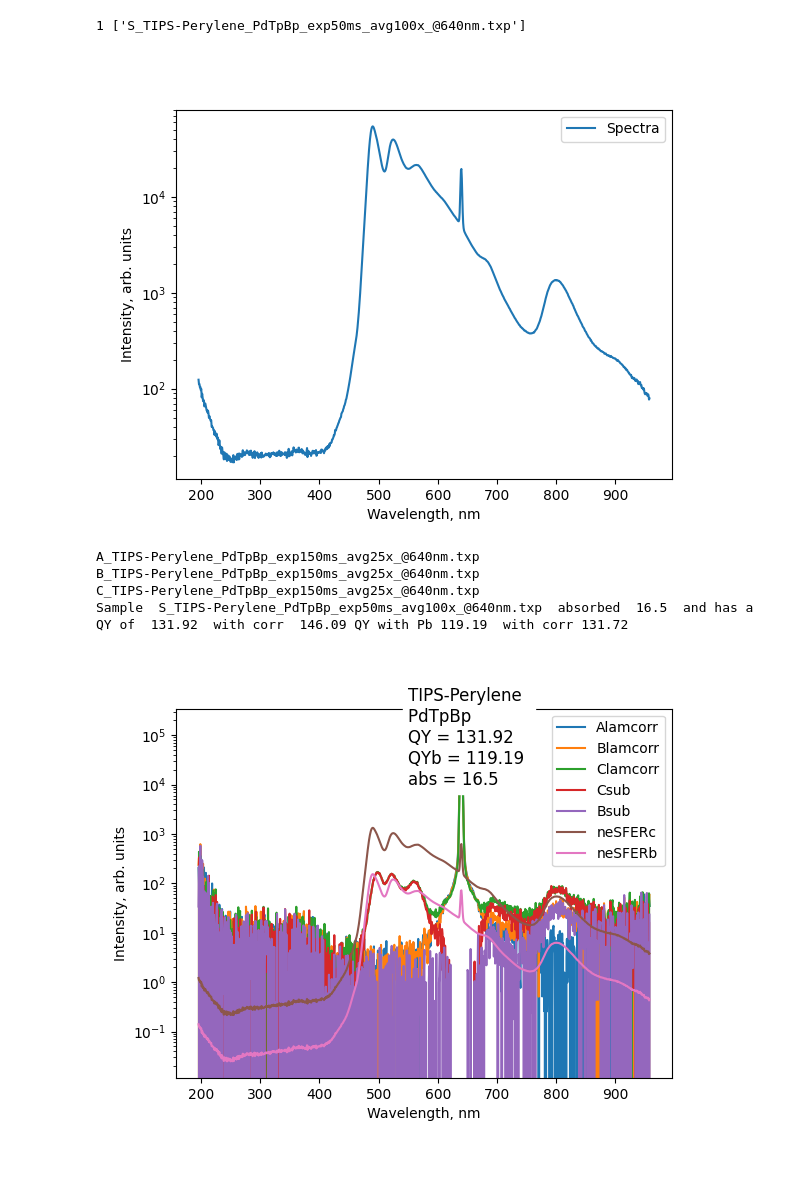
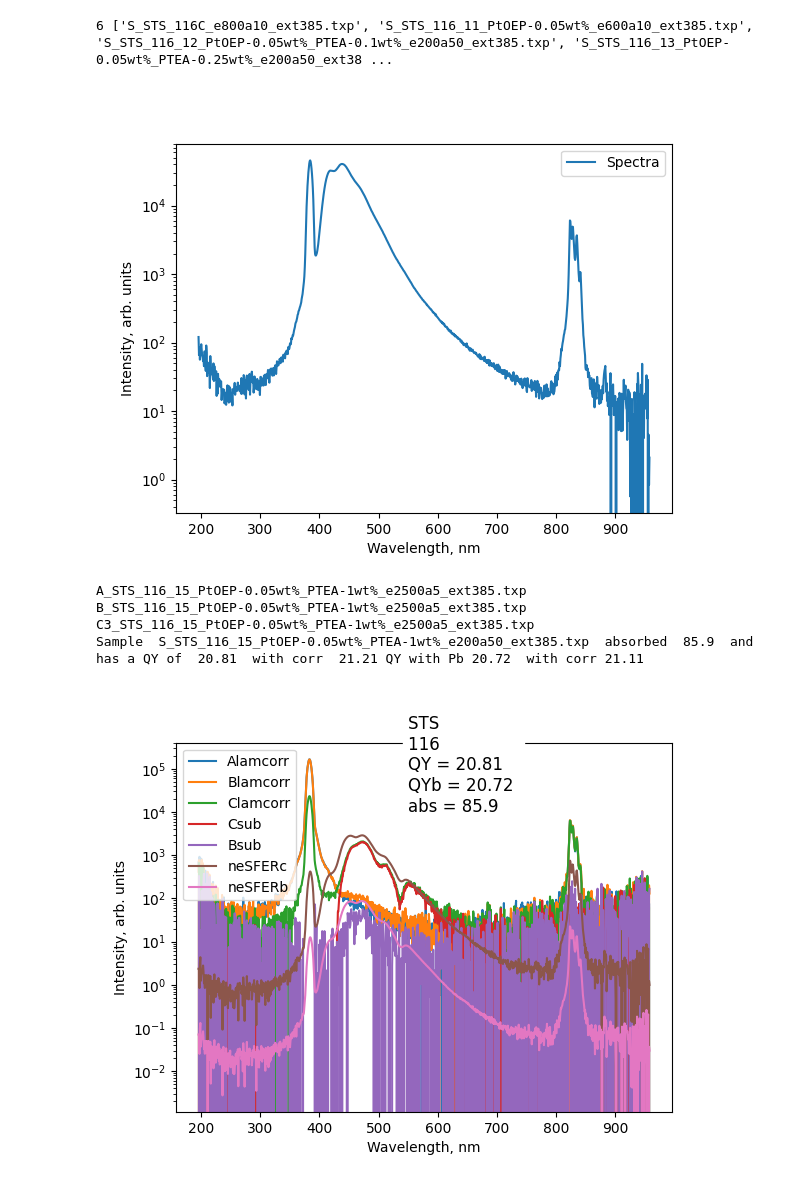
Before and after one commit to Ironslice/FTMC-Scripts, a Jupyter notebook: QY calc.ipynb, the cells around one changed output. Saved outputs shown, nothing was run; the diff lists cells and outputs as text; code cells hidden in the pictures.

```diff
--- a/QY calc.ipynb
+++ b/QY calc.ipynb
@@ -15,23 +15,23 @@ import scipy.integrate as integrate
 # %matplotlib inline
 %matplotlib widget
 
-def displayall ( file_extension):
-    root = Tk()
+def displayall ():
+    root = tk.Tk()
     root.wm_attributes('-topmost', True)
     path = filedialog.askdirectory()
     root.withdraw()
     return path
 # %%
-spherecorr = pd.read_csv('C:\\Users\\Manvydas\\Desktop\\Qy_Calculator\\corrections\\Z_Edinburg2019Stepono.dat', delimiter='\t', index_col=None, header=0)
+spherecorr = pd.read_csv('C:\\Users\\Manvydas\\Desktop\\Qy_Calculator\\corrections\\Z_Green2019.dat', delimiter='\t', index_col=None, header=0)
 spherecorr.columns = ['WL', 'corr']
-path = displayall('txp')
+path = displayall()
 used = set()
 df = pd.DataFrame()
 names = os.listdir(path)
-namesspectra = [x for x in names if 'S_' in x]
+namesspectra = [x for x in names if 'S_STS' in x and '.txp' in x]
 print(len(namesspectra), namesspectra)
 # %% [output]
-1 ['S_TIPS-Perylene_PdTpBp_exp50ms_avg100x_@640nm.txp']
+6 ['S_STS_116C_e800a10_ext385.txp', 'S_STS_116_11_PtOEP-0.05wt%_e600a10_ext385.txp', 'S_STS_116_12_PtOEP-0.05wt%_PTEA-0.1wt%_e200a50_ext385.txp', 'S_STS_116_13_PtOEP-0.05wt%_PTEA-0.25wt%_e200a50_ext38 ...
 # %%
 f = 0
 plt.close()
@@ -45,19 +45,19 @@ plt.yscale('log')
 plt.legend()
 plt.show()
 # %% [output]
-[figure, old version]
+[figure, new version]
 # %%
 # This cell proccesses data and calculates QY
 filter = ''
-f = 0
-measurement = 'Ch'
+f = 5
+measurement = 'C3'
 comment = '' + measurement
-integrate_from_spectra = 428 #350
+integrate_from_spectra = 392 #350
 integrate_to_spectra = 700 #520
-integrate_from_laser = 625 #525
-integrate_to_laser = 648 #540
+integrate_from_laser = 380 #525
+integrate_to_laser = 392 #540
 
-coff = 0.01
+coff = 0.028
 coff2 = 1
 
 abscorr = 1.6
@@ -69,8 +69,7 @@ if filter:
     df['corr'] = filtercorr['corr'] / spherecorr['corr']
 else:
     df['corr'] = 1 / spherecorr['corr']
-namecrop = "B_" + namesspectra[f].split('_')[1]# + "_" + namesspectra[f].split('_')[2]
-# print(namecrop)
+namecrop = "B_" + namesspectra[f].split('_')[1] + "_" + namesspectra[f].split('_')[2] + "_" + namesspectra[f].split('_')[3] + "_" + namesspectra[f].split('_')[4]
 namessph = [x for x in names if namecrop in x]
 namessph = namessph[0]
 
@@ -84,7 +83,7 @@ df['A'] = pd.read_csv(path + '\\' +
 df['B'] = pd.read_csv(path + '\\' + namessph,
                       usecols=['0.000000'], sep='\t')
 # df['C'] = pd.read_csv(path + '\\' + namessph.replace('B_', 'C_'), usecols = ['0.000000'], sep='\t')
-df['C'] = pd.read_csv(path + '\\' + namessph.replace('B_', 'C_').replace('C_TIPS', str(measurement) + '_TIPS'), usecols=['0.000000'], sep='\t')
+df['C'] = pd.read_csv(path + '\\' + namessph.replace('B_', measurement+'_'), usecols=['0.000000'], sep='\t')
 # df['corr'] = df['corr'].fillna(1E-4)
 df['Alamcorr'] = df['A'] * df['WL'] / df['corr'] / 200
 df['Blamcorr'] = df['B'] * df['WL'] / df['corr'] / 200
@@ -100,9 +99,13 @@ dfS = dfS[dfS['WL'] > integrate_from_spectra]
 c = max(dfS['Csub']) / max(dfS['Bsub'])
 df['neSFERb'] = (df['S'] * df['WL'] * coff / 200) / c * coff2
 dfS = df.copy()
+dfS = dfS[dfS['WL'] < integrate_to_spectra]
+dfS = dfS[dfS['WL'] > integrate_from_spectra]
 Pc = float(np.trapz(dfS['neSFERc'], x=dfS['WL']))
 Pb = float(np.trapz(dfS['neSFERb'], x=dfS['WL']))
 
+Pcasis = float(np.trapz(dfS['Csub'], x=dfS['WL']))
+Pbasis = float(np.trapz(dfS['Bsub'], x=dfS['WL']))
 
 plt.close()
 plt.yscale('log')
@@ -131,46 +134,45 @@ qy4 = round(100*((Pc-(1-(abs-abscorr/100))*Pb)/(La*(abs-abscorr/100))), 2)
 
 print(namessph.replace('B_', 'A_'))
 print(namessph)
-print(namessph.replace('B_', 'C_').replace(
-    '_tecoflex', str(measurement) + '_tecoflex'))
+print(namessph.replace('B_', measurement+'_'))
 
 print('Sample ', namesspectra[f], ' absorbed ', round(
     abs*100, 2), ' and has a QY of ', qy, ' with corr ', qy2, 'QY with Pb', qy3, ' with corr', qy4)
 message = '%s \n%s \nQY = %s \nQYb = %s \nabs = %s'%(namesspectra[f].split('_')[1], namesspectra[f].split('_')[2].replace('.txp',''), qy, qy3, abs*100)
 plt.xlabel('Wavelength, nm'); plt.ylabel('Intensity, arb. units')
 plt.text(550, 1E4, message, fontsize = 12, backgroundcolor = 'w')
 plt.legend()
 plt.show()
 
 
 # THIS SECTION WRITES USER PARAMETERS FILE
 now = datetime.datetime.now()
 now = now.strftime("%Y/%m/%d %H:%M:%S")
 headerList = ['Time', 'Sample', 'comment', 'La', 'Lb', 'Lc', 'Pc', 'Pb', 'abs', 'abscorr', 'qy',
               'qy2', 'qy3', 'qy4', 'P integrate from', 'P integrate to', 'L integrate from', 'Pc integrate to']
 parameters_list = [now, namesspectra[f], comment, La, Lb, Lc, Pc, Pb, round(
     abs*100, 2), abscorr, qy, qy2, qy3, qy4, integrate_from_spectra, integrate_to_spectra, integrate_from_laser, integrate_to_laser]
 csvname = os.path.join(path + "\\" + 'QY.csv')
 if not os.path.exists(csvname):
     with open(csvname, 'a', newline='') as csvfile:
         resultwriter = csv.writer(csvfile, delimiter=';')
         resultwriter.writerow(headerList)
     with open(csvname, 'a', newline='') as csvfile:
         resultwriter = csv.writer(csvfile, delimiter=';')
         resultwriter.writerow(parameters_list)
 else:
     with open(csvname, 'a', newline='') as csvfile:
         resultwriter = csv.writer(csvfile, delimiter=';')
         resultwriter.writerow(parameters_list)
     # print(df)
 
     # df = pd.read_csv(pathfullspectra + '\\' + f + namerest, usecols = ['0.000000'], sep='\t')
 # %% [output]
-A_TIPS-Perylene_PdTpBp_exp150ms_avg25x_@640nm.txp
-B_TIPS-Perylene_PdTpBp_exp150ms_avg25x_@640nm.txp
-C_TIPS-Perylene_PdTpBp_exp150ms_avg25x_@640nm.txp
-Sample  S_TIPS-Perylene_PdTpBp_exp50ms_avg100x_@640nm.txp  absorbed  16.5  and has a QY of  131.92  with corr  146.09 QY with Pb 119.19  with corr 131.72
+A_STS_116_15_PtOEP-0.05wt%_PTEA-1wt%_e2500a5_ext385.txp
+B_STS_116_15_PtOEP-0.05wt%_PTEA-1wt%_e2500a5_ext385.txp
+C3_STS_116_15_PtOEP-0.05wt%_PTEA-1wt%_e2500a5_ext385.txp
+Sample  S_STS_116_15_PtOEP-0.05wt%_PTEA-1wt%_e200a50_ext385.txp  absorbed  85.9  and has a QY of  20.81  with corr  21.21 QY with Pb 20.72  with corr 21.11
-[figure, old version]
+[figure, new version]
 # %%
 # This cell exports the dataset used for QY calc above
 
```
